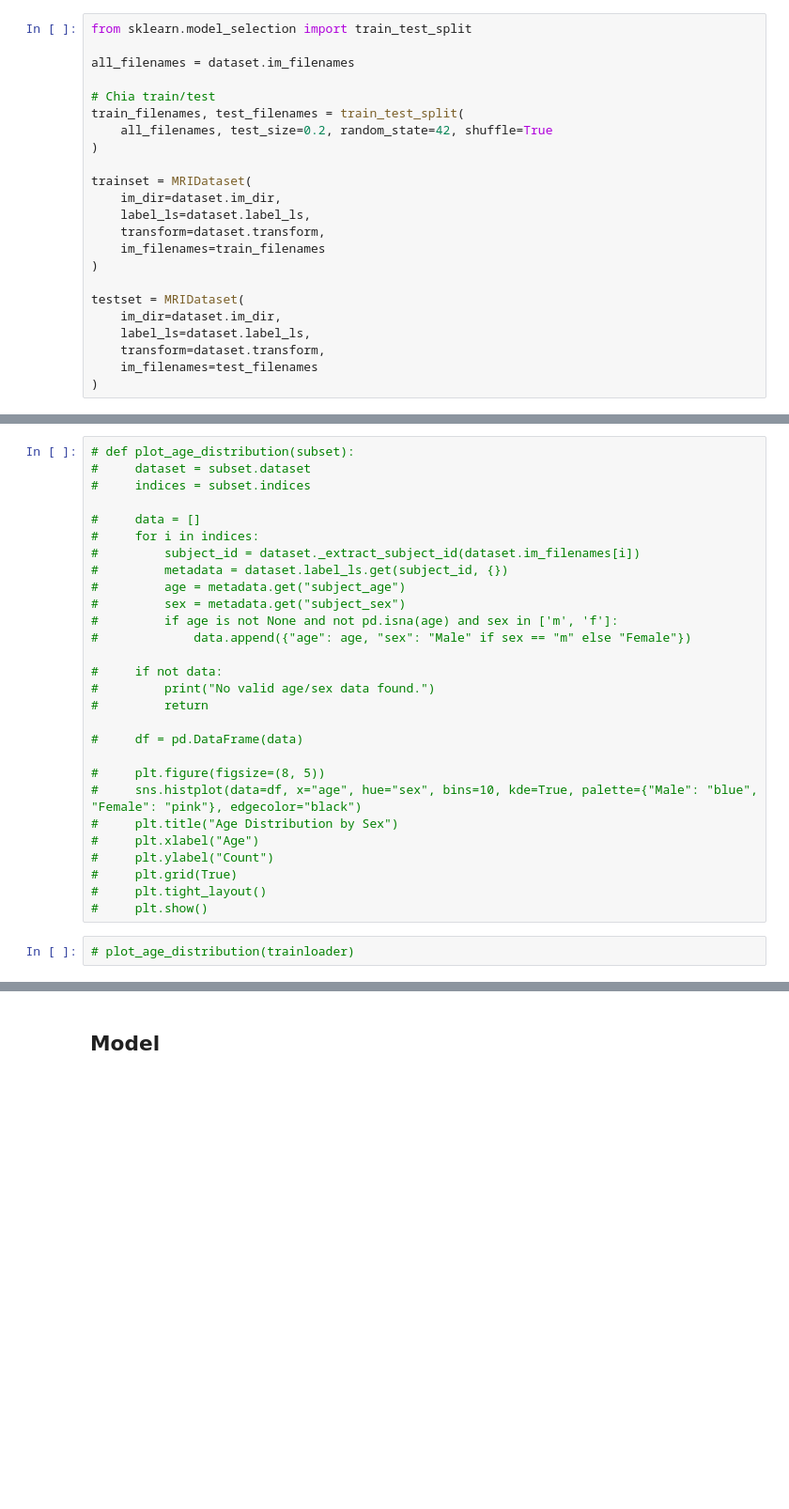
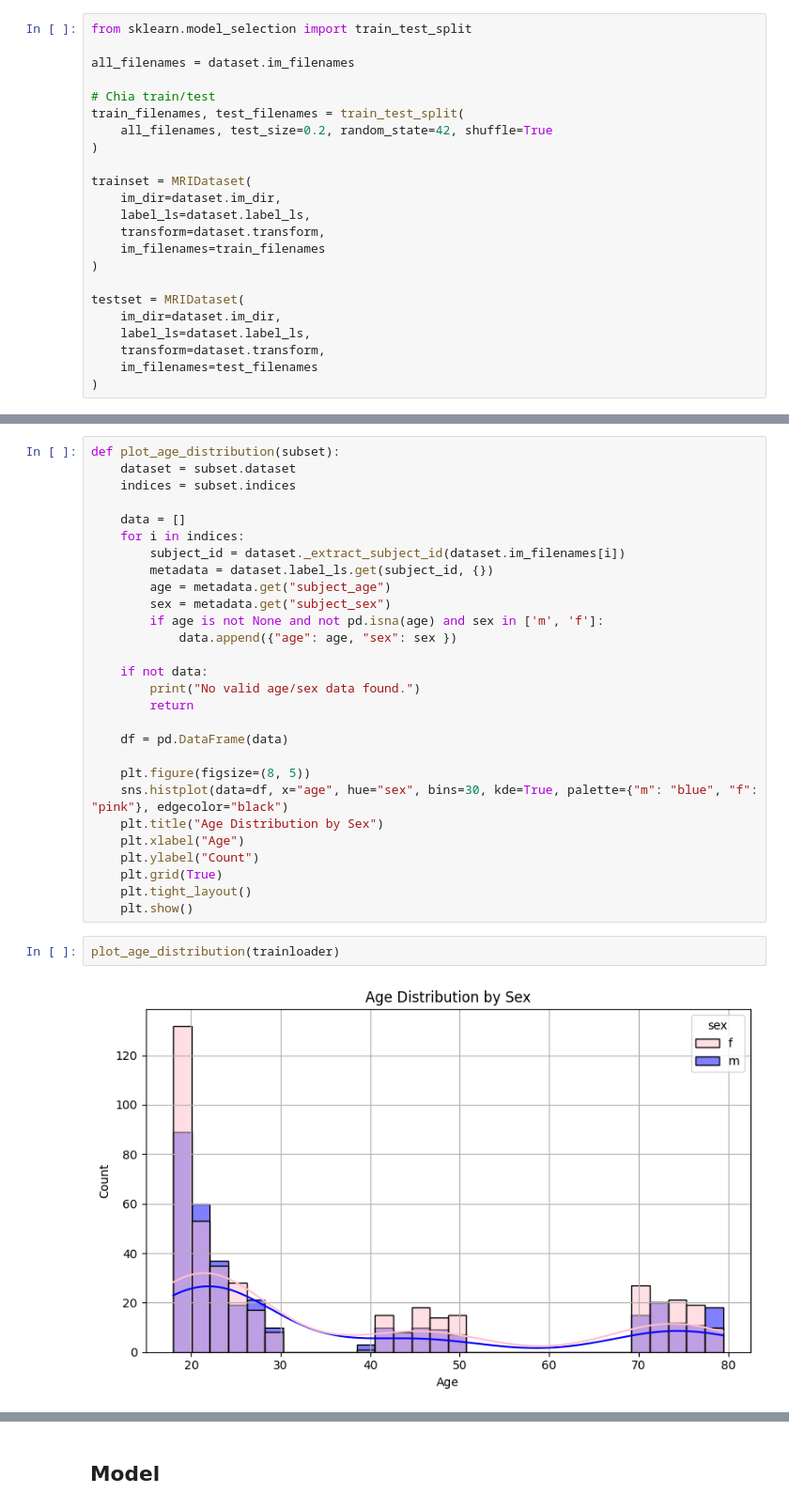
Before and after one commit to Page0526/federated-learning-dropout, a Jupyter notebook: dropout/federated-learning-dropout.ipynb, the cells around one changed output, grey strips where cells are left out. Shown at 94% size. Saved outputs shown, nothing was run; the diff lists cells and outputs as text; blank space fills up the shorter version.

```diff
--- a/dropout/federated-learning-dropout.ipynb
+++ b/dropout/federated-learning-dropout.ipynb
@@ -366,30 +401,32 @@ testset = MRIDataset(
 # %%
-# def plot_age_distribution(subset):
-#     dataset = subset.dataset
-#     indices = subset.indices
+def plot_age_distribution(subset):
+    dataset = subset.dataset
+    indices = subset.indices
 
-#     data = []
-#     for i in indices:
-#         subject_id = dataset._extract_subject_id(dataset.im_filenames[i])
-#         metadata = dataset.label_ls.get(subject_id, {})
-#         age = metadata.get("subject_age")
-#         sex = metadata.get("subject_sex")
-#         if age is not None and not pd.isna(age) and sex in ['m', 'f']:
-#             data.append({"age": age, "sex": "Male" if sex == "m" else "Female"})
+    data = []
+    for i in indices:
+        subject_id = dataset._extract_subject_id(dataset.im_filenames[i])
+        metadata = dataset.label_ls.get(subject_id, {})
+        age = metadata.get("subject_age")
+        sex = metadata.get("subject_sex")
+        if age is not None and not pd.isna(age) and sex in ['m', 'f']:
+            data.append({"age": age, "sex": sex })
 
-#     if not data:
-#         print("No valid age/sex data found.")
-#         return
+    if not data:
+        print("No valid age/sex data found.")
+        return
 
-#     df = pd.DataFrame(data)
+    df = pd.DataFrame(data)
 
-#     plt.figure(figsize=(8, 5))
-#     sns.histplot(data=df, x="age", hue="sex", bins=10, kde=True, palette={"Male": "blue", "Female": "pink"}, edgecolor="black")
-#     plt.title("Age Distribution by Sex")
-#     plt.xlabel("Age")
-#     plt.ylabel("Count")
-#     plt.grid(True)
-#     plt.tight_layout()
-#     plt.show()
+    plt.figure(figsize=(8, 5))
+    sns.histplot(data=df, x="age", hue="sex", bins=30, kde=True, palette={"m": "blue", "f": "pink"}, edgecolor="black")
+    plt.title("Age Distribution by Sex")
+    plt.xlabel("Age")
+    plt.ylabel("Count")
+    plt.grid(True)
+    plt.tight_layout()
+    plt.show()
-# %%
-# plot_age_distribution(trainloader)
+# %%
+plot_age_distribution(trainloader)
+# %% [output]
+[figure, added]
```
Also changed, not shown: parts of 10 cells of this notebook.
